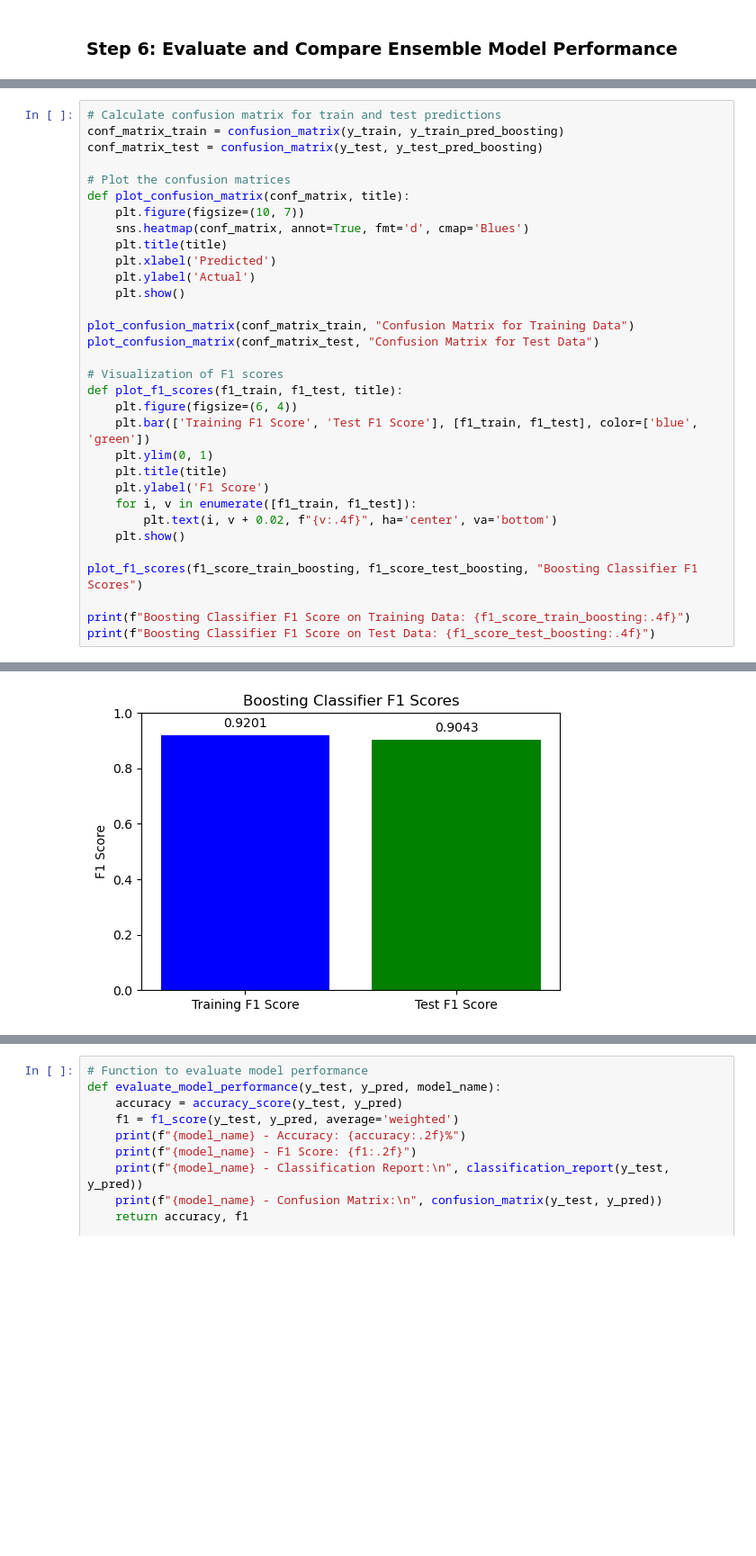
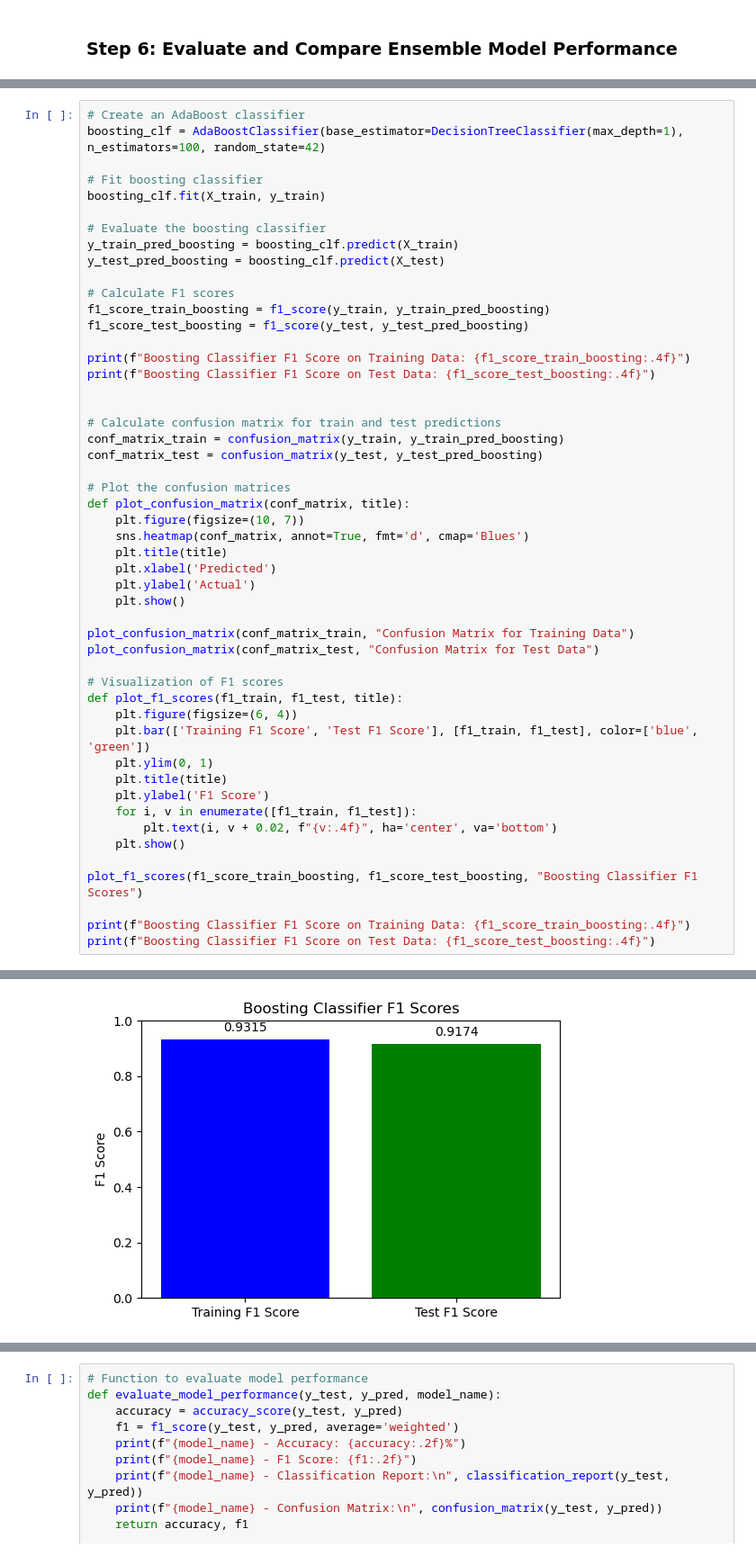
Before and after one commit to youssefhass/ml-predict-student-dropout, a Jupyter notebook: 06_ml_ensample_learning_students_dropout.ipynb, the cells around one changed output, grey strips where cells are left out. Shown at 90% size. Saved outputs shown, nothing was run; the diff lists cells and outputs as text; blank space fills up the shorter version.

```diff
--- a/06_ml_ensample_learning_students_dropout.ipynb
+++ b/06_ml_ensample_learning_students_dropout.ipynb
@@ -332,4 +350,22 @@ NameError: name 'StackingClassifier' is not defined
 # %%
+# Create an AdaBoost classifier
+boosting_clf = AdaBoostClassifier(base_estimator=DecisionTreeClassifier(max_depth=1), n_estimators=100, random_state=42)
+
+# Fit boosting classifier
+boosting_clf.fit(X_train, y_train)
+
+# Evaluate the boosting classifier
+y_train_pred_boosting = boosting_clf.predict(X_train)
+y_test_pred_boosting = boosting_clf.predict(X_test)
+
+# Calculate F1 scores
+f1_score_train_boosting = f1_score(y_train, y_train_pred_boosting)
+f1_score_test_boosting = f1_score(y_test, y_test_pred_boosting)
+
+print(f"Boosting Classifier F1 Score on Training Data: {f1_score_train_boosting:.4f}")
+print(f"Boosting Classifier F1 Score on Test Data: {f1_score_test_boosting:.4f}")
+
+
 # Calculate confusion matrix for train and test predictions
 conf_matrix_train = confusion_matrix(y_train, y_train_pred_boosting)
 conf_matrix_test = confusion_matrix(y_test, y_test_pred_boosting)
@@ -365,3 +403,3 @@ print(f"Boosting Classifier F1 Score on Test Data: {f1_score_test_boosting:.4f}"
 [figure]
 [figure]
-[figure, old version]
+[figure, new version]
```
Also changed, not shown: parts of 4 cells of this notebook.
